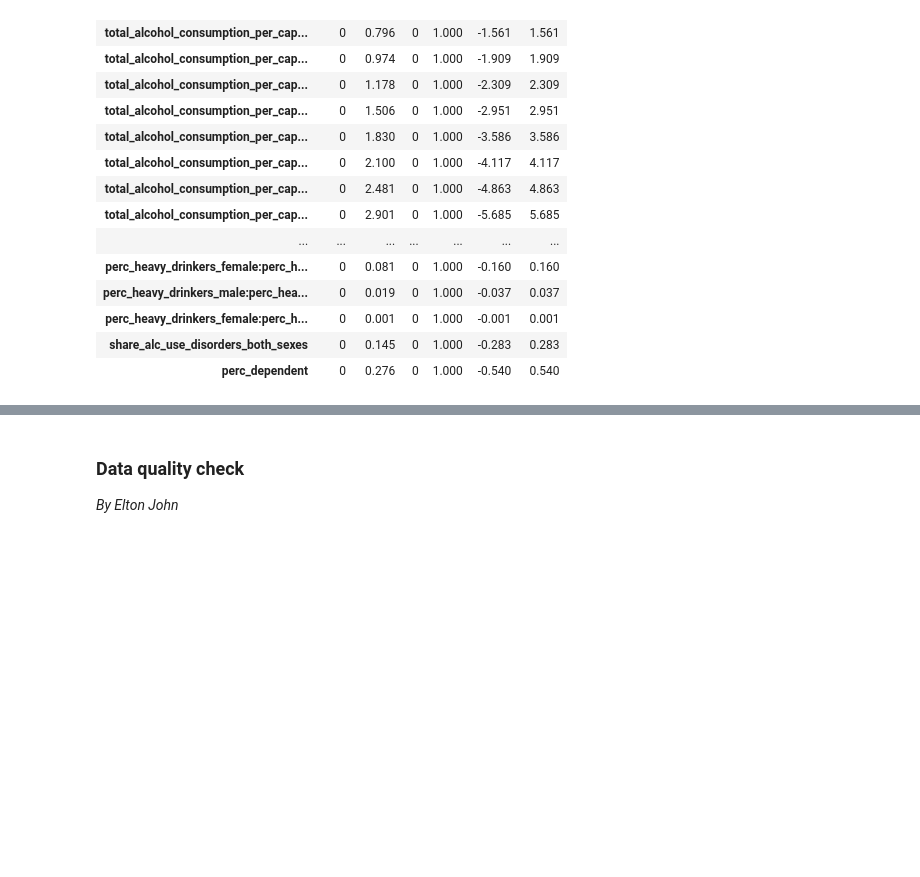
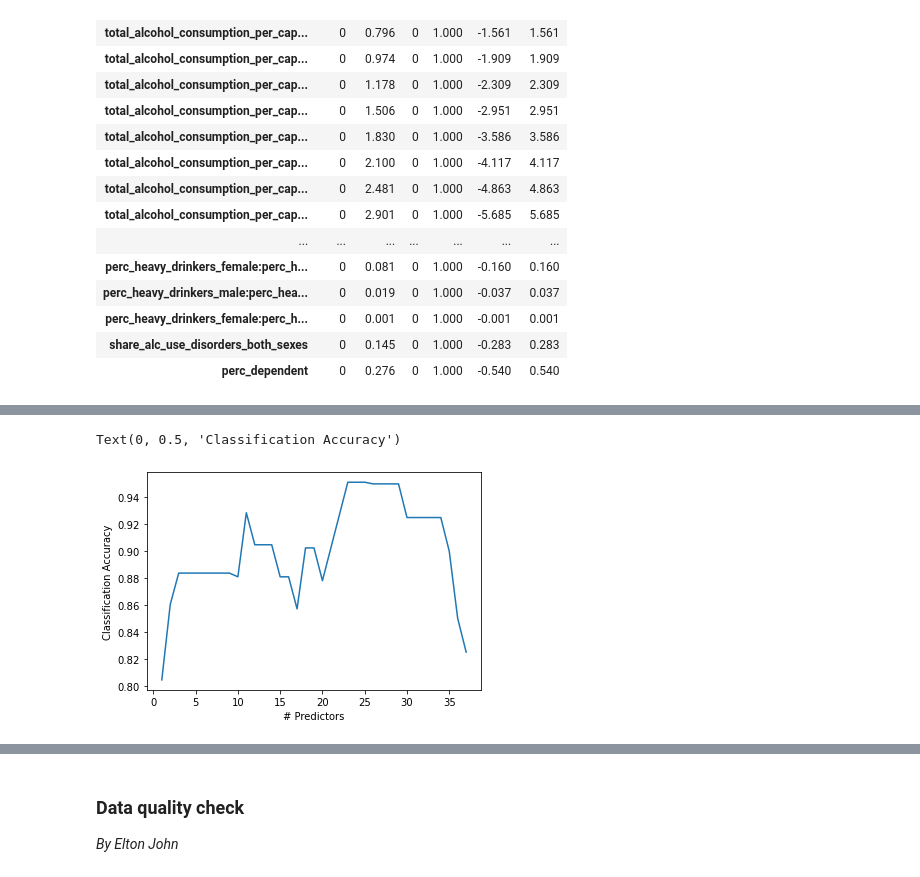
Before and after one commit to jtroxel7/Alcohol-Mortality-Model, a Jupyter notebook: Jacob.ipynb, the cells around one changed output, grey strips where cells are left out. Drawn from its saved outputs; the diff is of its cells as text; code cells hidden in the pictures; blank space fills up the shorter version.

```diff
--- a/Jacob.ipynb
+++ b/Jacob.ipynb
@@ -529,0 +887,7 @@ Logit Regression Results
+# %%
+plt.plot(models_best["accuracy"])
+plt.xlabel('# Predictors')
+plt.ylabel('Classification Accuracy')
+# %% [output]
+Text(0, 0.5, 'Classification Accuracy')
+[figure, added]
```
Also changed, not shown: parts of 20 cells of this notebook.
